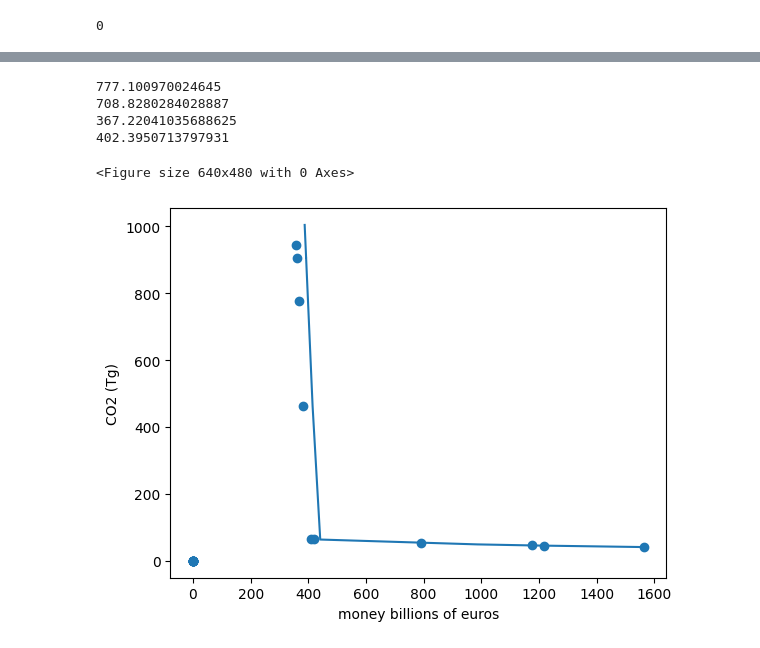
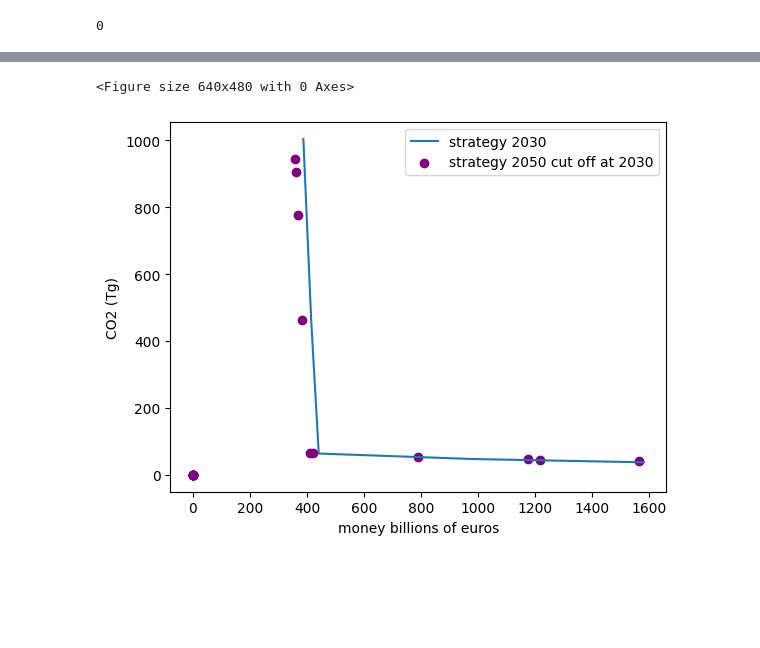
Before and after one commit to Josienvandentempel/Bachelor-Thesis, a Jupyter notebook: 51 periods (2050, extra constraints).ipynb, the cells around one changed output, grey strips where cells are left out. Saved outputs shown, nothing was run; the diff lists cells and outputs as text; code cells hidden in the pictures; blank space fills up the shorter version.

```diff
--- a/51 periods (2050, extra constraints).ipynb
+++ b/51 periods (2050, extra constraints).ipynb
@@ -34,8 +34,7 @@ lower = np.concatenate((#first constraint
                         #additional on emissions
                         -np.inf*np.ones(periods),
                         #extra constraint 2
-                        -np.inf*np.ones(3 +3*periods),
-                        [10]
+                        -np.inf*np.ones(3 +3*periods)
 
                       ))
 
@@ -50,6 +49,4 @@ upper = np.concatenate((#first constraint
                         #extra constraint 2
                         np.array([210*10**12, 557.192 *10**12, 131.4*10**12]),
                         np.array([80.0, 50.0, 5.0, 80.0, 50.0, 5.0, 80.0, 50.0, 5.0, 80.0, 50.0, 5.0, 80.0, 50.0, 5.0, 80.0, 50.0, 5.0, 80.0, 50.0, 5.0, 80.0, 50.0, 5.0, 80.0, 50.0, 5.0, 80.0, 50.0, 5.0, 80.0, 50.0, 5.0, 80.0, 50.0, 5.0, 80.0, 50.0, 5.0, 80.0, 50.0, 5.0, 80.0, 50.0, 5.0, 80.0, 50.0, 5.0, 80.0, 50.0, 5.0, 80.0, 50.0, 5.0, 80.0, 50.0, 5.0, 80.0, 50.0, 5.0, 80.0, 50.0, 5.0, 80.0, 50.0, 5.0, 80.0, 50.0, 5.0, 80.0, 50.0, 5.0, 80.0, 50.0, 5.0, 80.0, 50.0, 5.0, 80.0, 50.0, 5.0, 80.0, 50.0, 5.0, 80.0, 50.0, 5.0, 80.0, 50.0, 5.0, 80.0, 50.0, 5.0, 80.0, 50.0, 5.0, 80.0, 50.0, 5.0, 80.0, 50.0, 5.0, 80.0, 50.0, 5.0, 80.0, 50.0, 5.0, 80.0, 50.0, 5.0, 80.0, 50.0, 5.0, 80.0, 50.0, 5.0, 80.0, 50.0, 5.0, 80.0, 50.0, 5.0, 80.0, 50.0, 5.0, 80.0, 50.0, 5.0, 80.0, 50.0, 5.0, 80.0, 50.0, 5.0, 80.0, 50.0, 5.0, 80.0, 50.0, 5.0, 80.0, 50.0, 5.0, 80.0, 50.0, 5.0, 80.0, 50.0, 5.0, 80.0, 50.0, 5.0]) *10**9
-                   ,  [np.inf] ))
-
-print(len(lower), len(upper))
+                    ))
@@ -972,37 +966,26 @@ print(CO2_arr)
   807.3279531   807.3279531   905.8278778   905.8278778   905.8278778
   905.8278778   905.8278778   955.07784015 1004.3278025  1004.3278025 ]
 # %%
+#analysis of difference in expenses and total emissions when comparing 2030 to the first period of 2050
+
 CO2_arr2030 = np.zeros(len(matrix_intervals))
 Money_arr2030 = np.zeros(len(matrix_intervals))
 
 
 CO2_arr2030[:10]=[41.406199918992904, 45.69023420499934, 46.330932056438364, 53.113622811037295, 64.09416491060001, 64.8813996908,
  463.52094344637413, 777.100970024645, 904.4073771387465, 942.9311095527125]
 Money_arr2030[:10]=[1563.552117812382, 1218.3891356744175, 1174.010467413125, 789.5552119727628, 419.66243, 409.62614, 383.1381617201421,
  367.22041035688625, 360.7581628805282, 358.8026454936545]
 
-print(CO2_arr2030[7])
-print(CO2_arr[8])
-print(Money_arr2030[7])
-print(Money_arr[8])
-# zopped = zip(CO2_arr2030, CO2_arr)
-# for i, j in zopped:
-#     if i - j > 0.1:
-#         print(i, j)
-#         print("All index value of 3 is: ", np.where(CO2_arr2030 == i)[0])
-
 
 fig = plt.figure()
 ax = plt.subplots()
-plt.plot(Money_arr, CO2_arr)
-plt.scatter(Money_arr2030, CO2_arr2030)
+plt.plot(Money_arr, CO2_arr, label = 'strategy 2030')
+plt.scatter(Money_arr2030, CO2_arr2030, c = 'purple', label = 'strategy 2050 cut off at 2030')
 plt.xlabel('money billions of euros')
 plt.ylabel('CO2 (Tg)')
+plt.legend()
 plt.show()
 # %% [output]
-777.100970024645
-708.8280284028887
-367.22041035688625
-402.3950713797931
+<Figure size 640x480 with 0 Axes>
-<Figure size 640x480 with 0 Axes>
-[figure, old version]
+[figure, new version]
```
Also changed, not shown: parts of 6 cells of this notebook, 8 other files.
